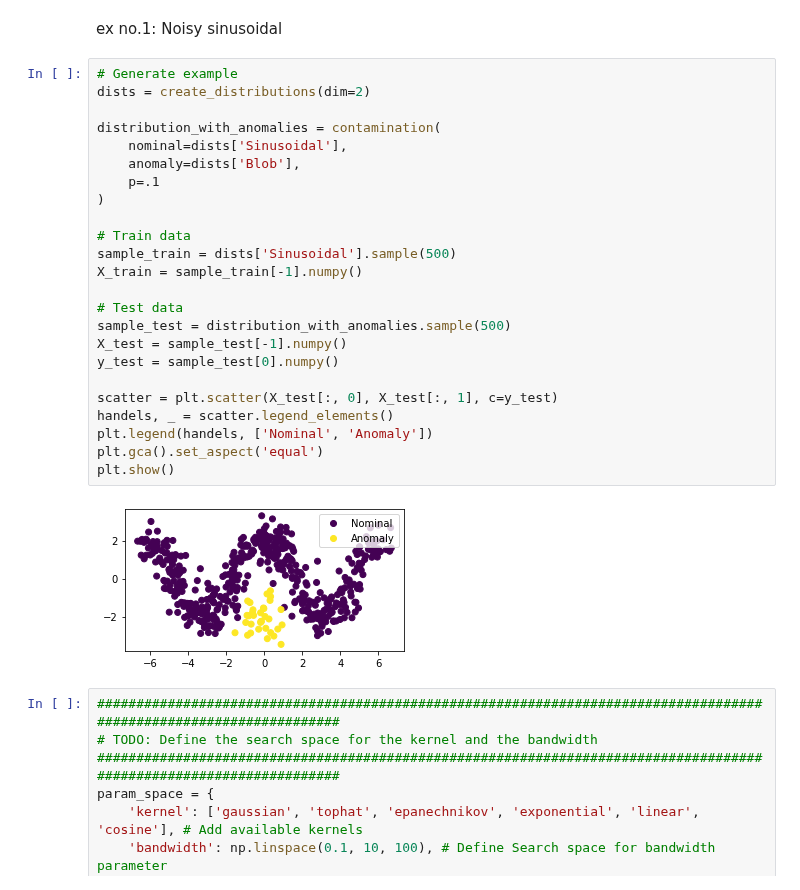
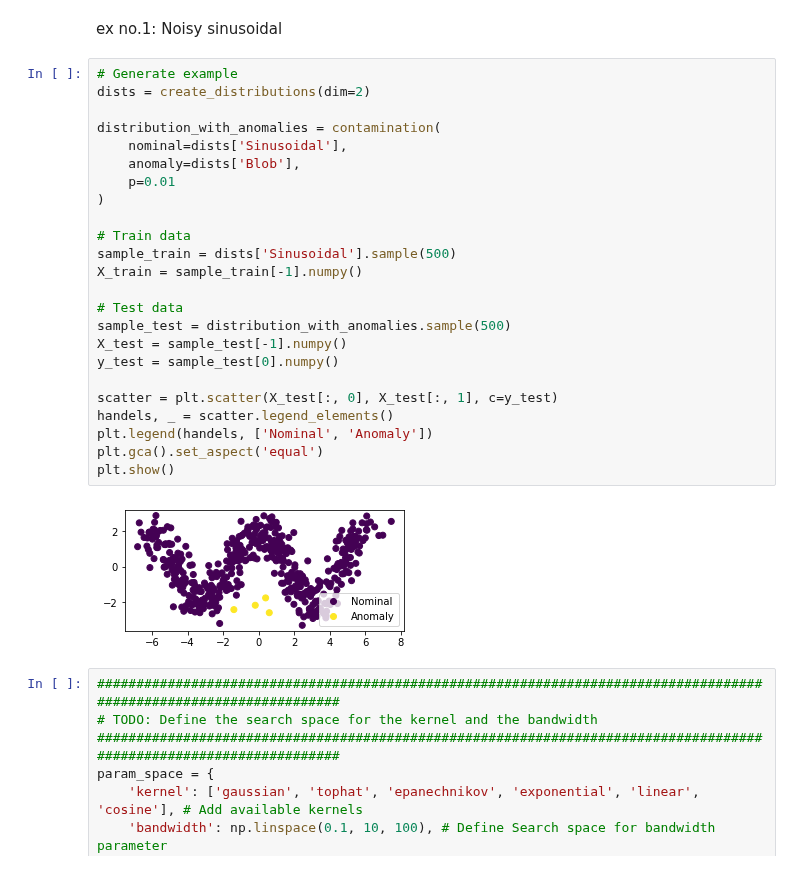
Before and after one commit to aai-institute/tfl-training-practical-anomaly-detection, a Jupyter notebook: notebooks/anomaly_detection_approaches.ipynb, the cells around one changed output. Saved outputs shown, nothing was run; the diff lists cells and outputs as text.

```diff
--- a/notebooks/anomaly_detection_approaches.ipynb
+++ b/notebooks/anomaly_detection_approaches.ipynb
@@ -157,29 +157,29 @@ ex no.1: Noisy sinusoidal
 # %%
 # Generate example
 dists = create_distributions(dim=2)
 
 distribution_with_anomalies = contamination(
     nominal=dists['Sinusoidal'],
     anomaly=dists['Blob'],
-    p=.1
+    p=0.01
 )
 
 # Train data
 sample_train = dists['Sinusoidal'].sample(500)
 X_train = sample_train[-1].numpy()
 
 # Test data
 sample_test = distribution_with_anomalies.sample(500)
 X_test = sample_test[-1].numpy()
 y_test = sample_test[0].numpy()
 
 scatter = plt.scatter(X_test[:, 0], X_test[:, 1], c=y_test)
 handels, _ = scatter.legend_elements()
 plt.legend(handels, ['Nominal', 'Anomaly'])
 plt.gca().set_aspect('equal')
 plt.show()
 # %% [output]
-[figure, old version]
+[figure, new version]
 # %%
 ####################################################################################################################
 # TODO: Define the search space for the kernel and the bandwidth
```
Also changed, not shown: parts of 17 cells of this notebook, 3 other files.
